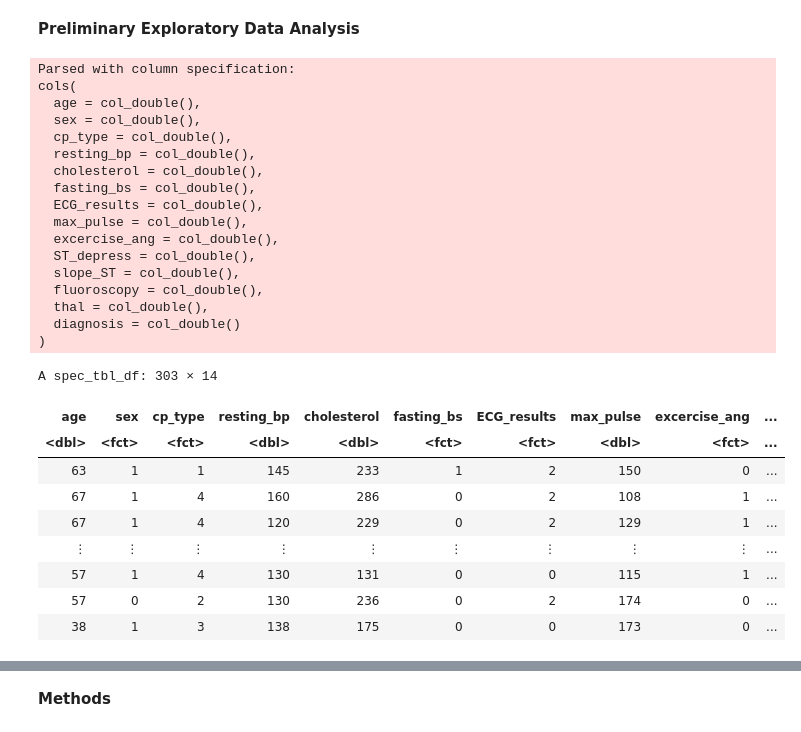
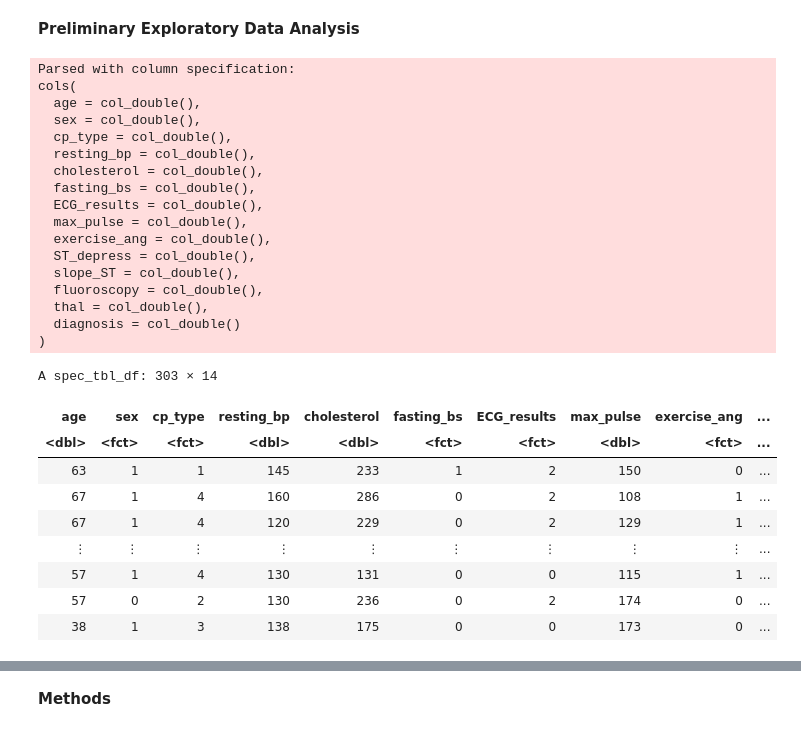
Before and after one commit to DrScienMath/DSCI-100_Group-Project, a Jupyter notebook: project_proposal.ipynb, the cells around one changed output, grey strips where cells are left out. Saved outputs shown, nothing was run; the diff lists cells and outputs as text; code cells hidden in the pictures.

```diff
--- a/project_proposal.ipynb
+++ b/project_proposal.ipynb
@@ -12,42 +13,43 @@ Laura Flannigan, Kaitlyn Harvie, Hannah Morstead, & Tony Tang
 # %%
 library(tidyverse)
 library(tidymodels)
+options(repr.matrix.max.rows = 6)
 
 url <- "https://archive.ics.uci.edu/ml/machine-learning-databases/heart-disease/processed.cleveland.data"
 download.file(url, "data/processed_cleveland.csv")
 cleveland_data <- read_csv("data/processed_cleveland.csv", col_names = c("age", "sex", "cp_type", "resting_bp",
-                           "cholesterol", "fasting_bs", "ECG_results", "max_pulse", "excercise_ang", "ST_depress",
-                          "slope_ST", "fluoroscopy", "thal", "diagnosis"), na = "?") %>%
+                           "cholesterol", "fasting_bs", "ECG_results", "max_pulse", "exercise_ang", "ST_depress",
+                           "slope_ST", "fluoroscopy", "thal", "diagnosis"), na = "?") %>%
     mutate(sex = as_factor(sex)) %>%
     mutate(cp_type = as_factor(cp_type)) %>%
     mutate(fasting_bs = as_factor(fasting_bs)) %>%
     mutate(ECG_results = as_factor(ECG_results)) %>%
-    mutate(excercise_ang = as_factor(excercise_ang)) %>%
+    mutate(exercise_ang = as_factor(exercise_ang)) %>%
     mutate(slope_ST = as_factor(slope_ST)) %>%
     mutate(fluoroscopy = as_factor(fluoroscopy)) %>%
     mutate(thal = as_factor(thal)) %>%
     mutate(diagnosis = as_factor(diagnosis))
 cleveland_data
 # %% [output]
 Parsed with column specification:
 cols(
   age = col_double(),
   sex = col_double(),
   cp_type = col_double(),
   resting_bp = col_double(),
   cholesterol = col_double(),
   fasting_bs = col_double(),
   ECG_results = col_double(),
   max_pulse = col_double(),
-  excercise_ang = col_double(),
+  exercise_ang = col_double(),
   ST_depress = col_double(),
   slope_ST = col_double(),
   fluoroscopy = col_double(),
   thal = col_double(),
   diagnosis = col_double()
 )
 A spec_tbl_df: 303 × 14
-| age | sex | cp_type | resting_bp | cholesterol | fasting_bs | ECG_results | max_pulse | excercise_ang | ... |
+| age | sex | cp_type | resting_bp | cholesterol | fasting_bs | ECG_results | max_pulse | exercise_ang | ... |
 | <dbl> | <fct> | <fct> | <dbl> | <dbl> | <fct> | <fct> | <dbl> | <fct> | ... |
 | 63 | 1 | 1 | 145 | 233 | 1 | 2 | 150 | 0 | ... |
 | 67 | 1 | 4 | 160 | 286 | 0 | 2 | 108 | 1 | ... |
```
Also changed, not shown: parts of 5 cells of this notebook.
